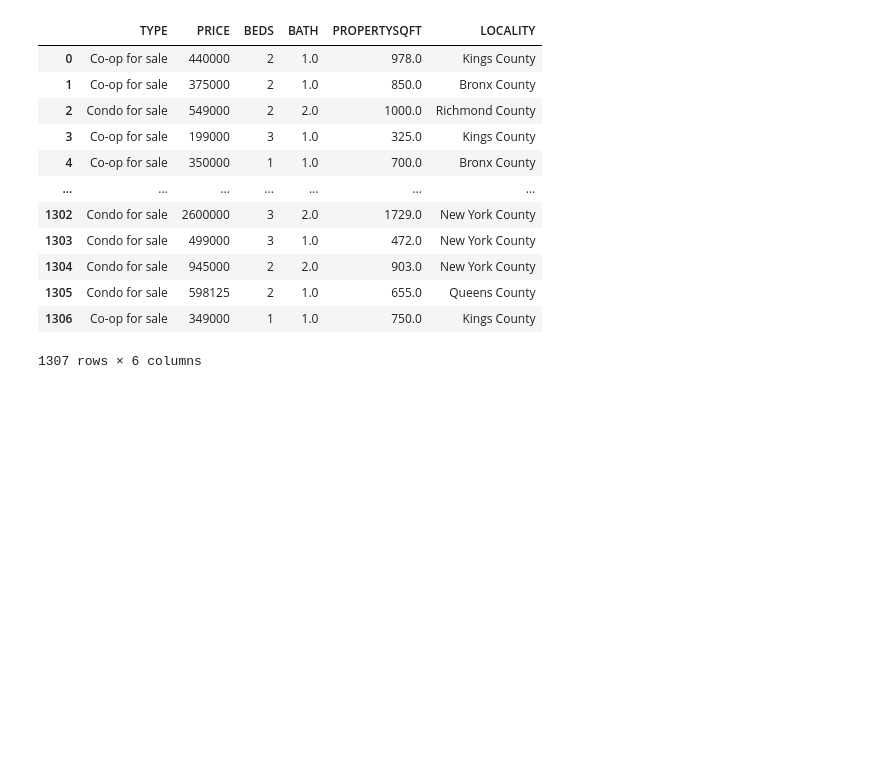
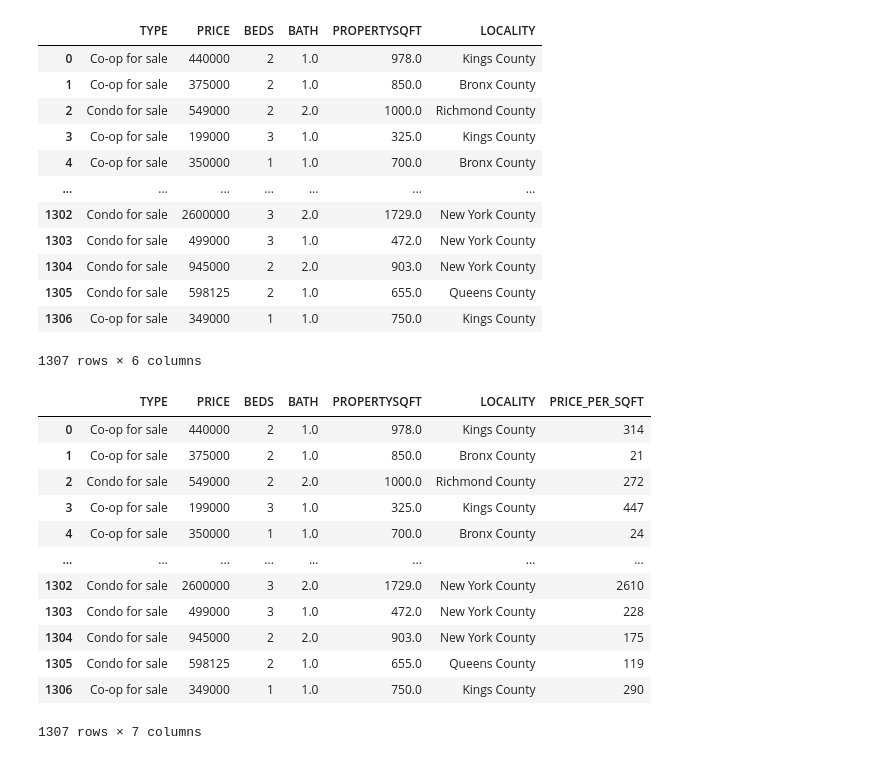
Before and after one commit to captaindarshan/Housing-ML-Project, a Jupyter notebook: NY_housing.ipynb, the cells around one changed output. Drawn from its saved outputs; the diff is of its cells as text; code cells hidden in the pictures; blank space fills up the shorter version.

```diff
--- a/NY_housing.ipynb
+++ b/NY_housing.ipynb
@@ -167,4 +167,22 @@ df_final
 | 1305 | Condo for sale | 598125 | 2 | 1.0 | 655.0 | Queens County |
 | 1306 | Co-op for sale | 349000 | 1 | 1.0 | 750.0 | Kings County |
 1307 rows × 6 columns
+# %%
+df_final['PRICE_PER_SQFT'] = df_final['PRICE'] / df['PROPERTYSQFT']
+df_final['PRICE_PER_SQFT'] =df_final['PRICE_PER_SQFT'].astype(int)
+df_final
+# %% [output]
+|  | TYPE | PRICE | BEDS | BATH | PROPERTYSQFT | LOCALITY | PRICE_PER_SQFT |
+| 0 | Co-op for sale | 440000 | 2 | 1.0 | 978.0 | Kings County | 314 |
+| 1 | Co-op for sale | 375000 | 2 | 1.0 | 850.0 | Bronx County | 21 |
+| 2 | Condo for sale | 549000 | 2 | 2.0 | 1000.0 | Richmond County | 272 |
+| 3 | Co-op for sale | 199000 | 3 | 1.0 | 325.0 | Kings County | 447 |
+| 4 | Co-op for sale | 350000 | 1 | 1.0 | 700.0 | Bronx County | 24 |
+| ... | ... | ... | ... | ... | ... | ... | ... |
+| 1302 | Condo for sale | 2600000 | 3 | 2.0 | 1729.0 | New York County | 2610 |
+| 1303 | Condo for sale | 499000 | 3 | 1.0 | 472.0 | New York County | 228 |
+| 1304 | Condo for sale | 945000 | 2 | 2.0 | 903.0 | New York County | 175 |
+| 1305 | Condo for sale | 598125 | 2 | 1.0 | 655.0 | Queens County | 119 |
+| 1306 | Co-op for sale | 349000 | 1 | 1.0 | 750.0 | Kings County | 290 |
+1307 rows × 7 columns
 # %%
```
Also changed, not shown: parts of 7 cells of this notebook.
